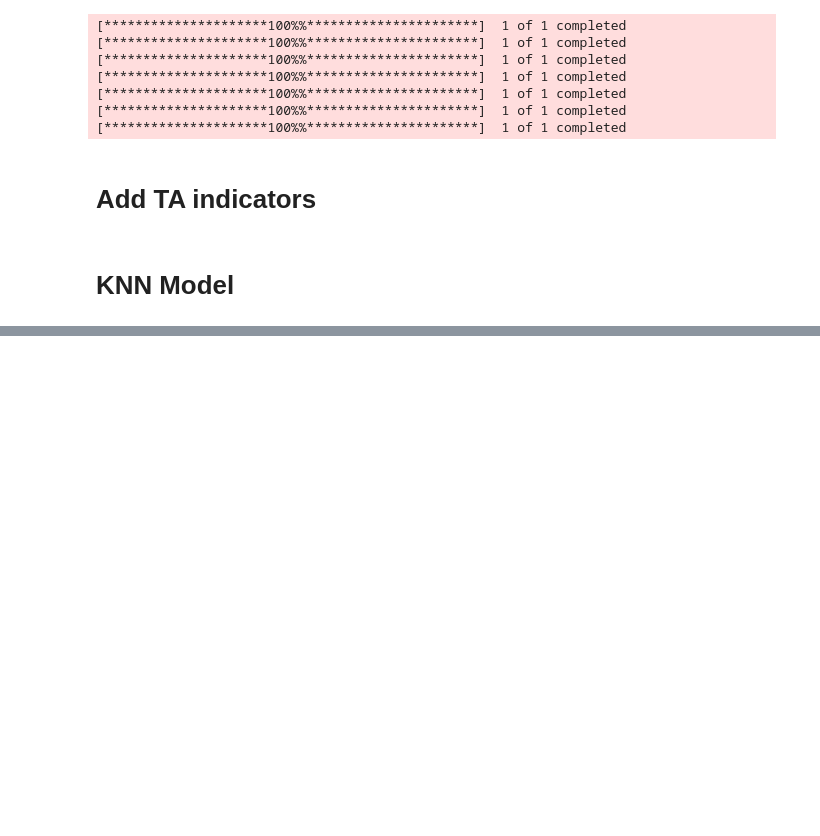
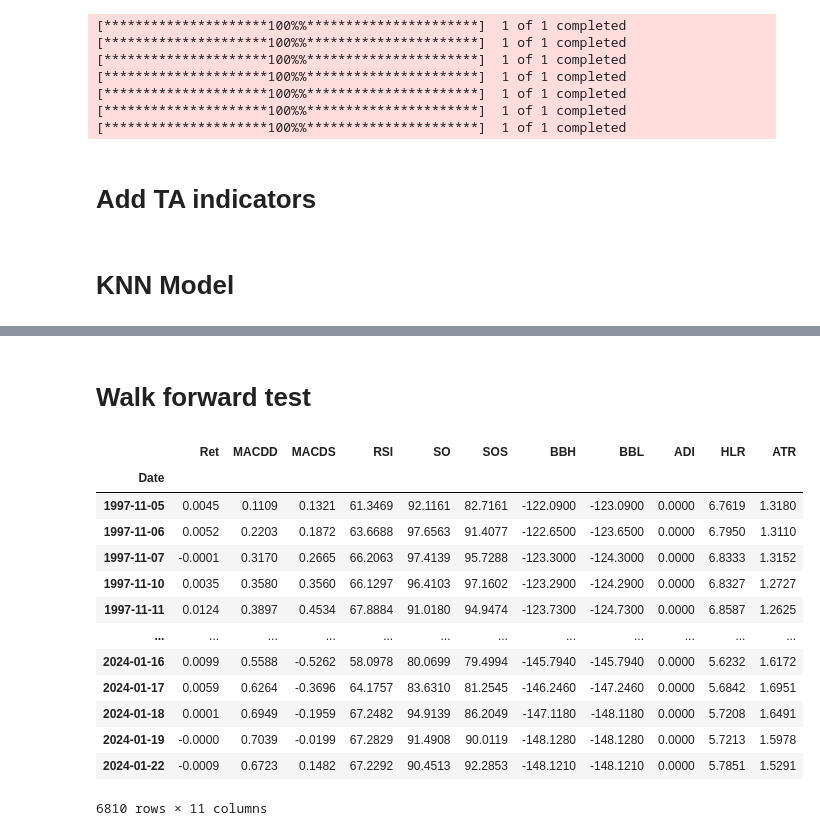
Before and after one commit to kcf1/Personal-Projects, a Jupyter notebook: Trading/FX Algo with ML/FX_Algo_with_ML.ipynb, the cells around one changed output, grey strips where cells are left out. Cells and saved outputs as stored; diff of their text form; code cells hidden in the pictures; blank space fills up the shorter version.

```diff
--- a/Trading/FX Algo with ML/FX_Algo_with_ML.ipynb
+++ b/Trading/FX Algo with ML/FX_Algo_with_ML.ipynb
@@ -186,6 +186,7 @@ symbols = ['EURUSD=X','USDJPY=X','GBPUSD=X','USDCHF=X','AUDUSD=X','USDCAD=X','NZ
 data = dict()
 for symbol in symbols:
     data[symbol] = yf.download(symbol,interval='1d')
+    data[symbol].to_csv(f'data/{symbol}.csv')
 # %% [output]
 [*********************100%%**********************]  1 of 1 completed
 [*********************100%%**********************]  1 of 1 completed
@@ -338,0 +369,19 @@ Evaluator(port_return).get_summary()
+# %% [markdown]
+# Walk forward test
+# %%
+ta_data['USDJPY=X']
+# %% [output]
+|  | Ret | MACDD | MACDS | RSI | SO | SOS | BBH | BBL | ADI | HLR | ATR |
+| Date |  |  |  |  |  |  |  |  |  |  |  |
+| 1997-11-05 | 0.0045 | 0.1109 | 0.1321 | 61.3469 | 92.1161 | 82.7161 | -122.0900 | -123.0900 | 0.0000 | 6.7619 | 1.3180 |
+| 1997-11-06 | 0.0052 | 0.2203 | 0.1872 | 63.6688 | 97.6563 | 91.4077 | -122.6500 | -123.6500 | 0.0000 | 6.7950 | 1.3110 |
+| 1997-11-07 | -0.0001 | 0.3170 | 0.2665 | 66.2063 | 97.4139 | 95.7288 | -123.3000 | -124.3000 | 0.0000 | 6.8333 | 1.3152 |
+| 1997-11-10 | 0.0035 | 0.3580 | 0.3560 | 66.1297 | 96.4103 | 97.1602 | -123.2900 | -124.2900 | 0.0000 | 6.8327 | 1.2727 |
+| 1997-11-11 | 0.0124 | 0.3897 | 0.4534 | 67.8884 | 91.0180 | 94.9474 | -123.7300 | -124.7300 | 0.0000 | 6.8587 | 1.2625 |
+| ... | ... | ... | ... | ... | ... | ... | ... | ... | ... | ... | ... |
+| 2024-01-16 | 0.0099 | 0.5588 | -0.5262 | 58.0978 | 80.0699 | 79.4994 | -145.7940 | -145.7940 | 0.0000 | 5.6232 | 1.6172 |
+| 2024-01-17 | 0.0059 | 0.6264 | -0.3696 | 64.1757 | 83.6310 | 81.2545 | -146.2460 | -147.2460 | 0.0000 | 5.6842 | 1.6951 |
+| 2024-01-18 | 0.0001 | 0.6949 | -0.1959 | 67.2482 | 94.9139 | 86.2049 | -147.1180 | -148.1180 | 0.0000 | 5.7208 | 1.6491 |
+| 2024-01-19 | -0.0000 | 0.7039 | -0.0199 | 67.2829 | 91.4908 | 90.0119 | -148.1280 | -148.1280 | 0.0000 | 5.7213 | 1.5978 |
+| 2024-01-22 | -0.0009 | 0.6723 | 0.1482 | 67.2292 | 90.4513 | 92.2853 | -148.1210 | -148.1210 | 0.0000 | 5.7851 | 1.5291 |
+6810 rows × 11 columns
```
Also changed, not shown: parts of 10 cells of this notebook, 8 other files.
